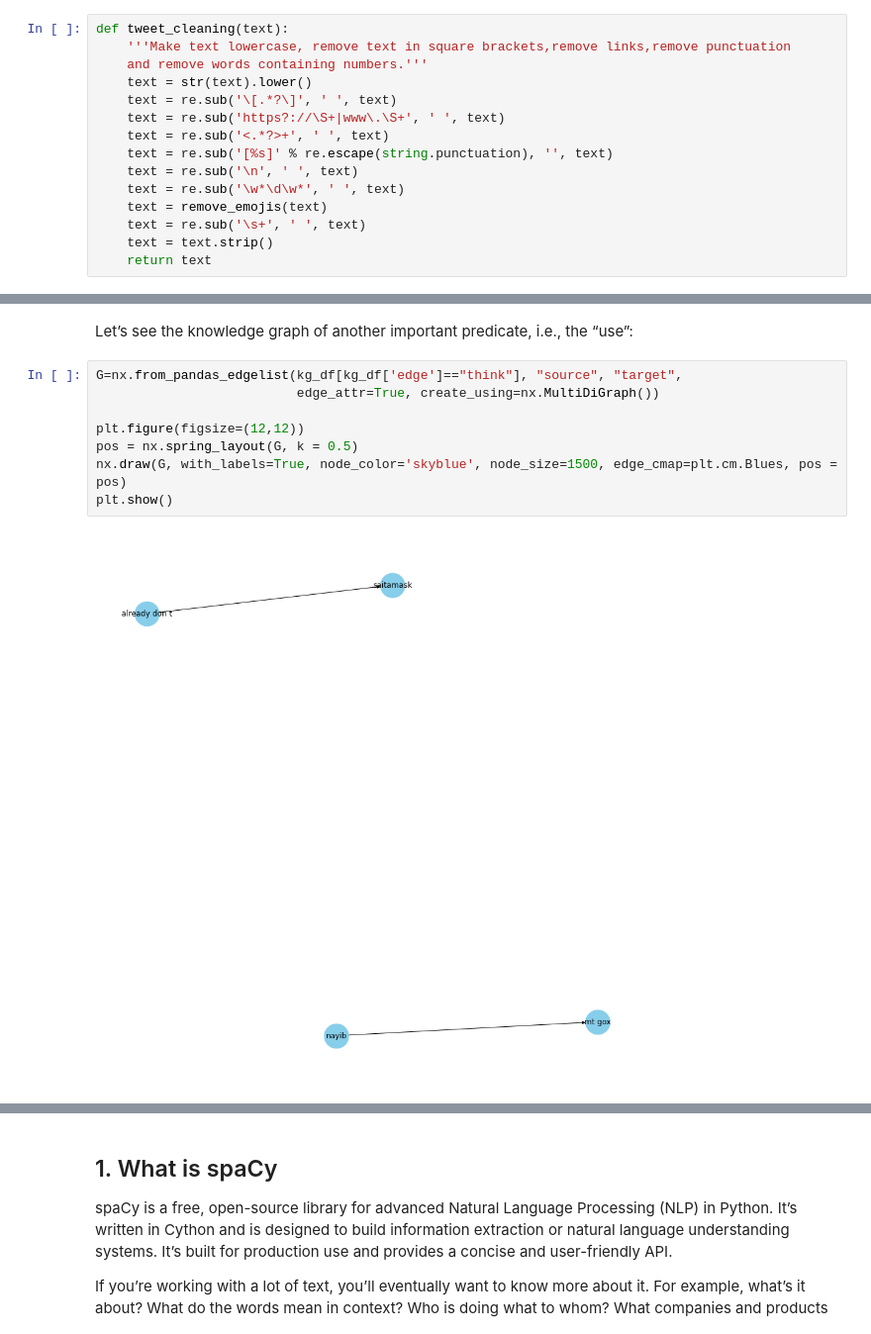
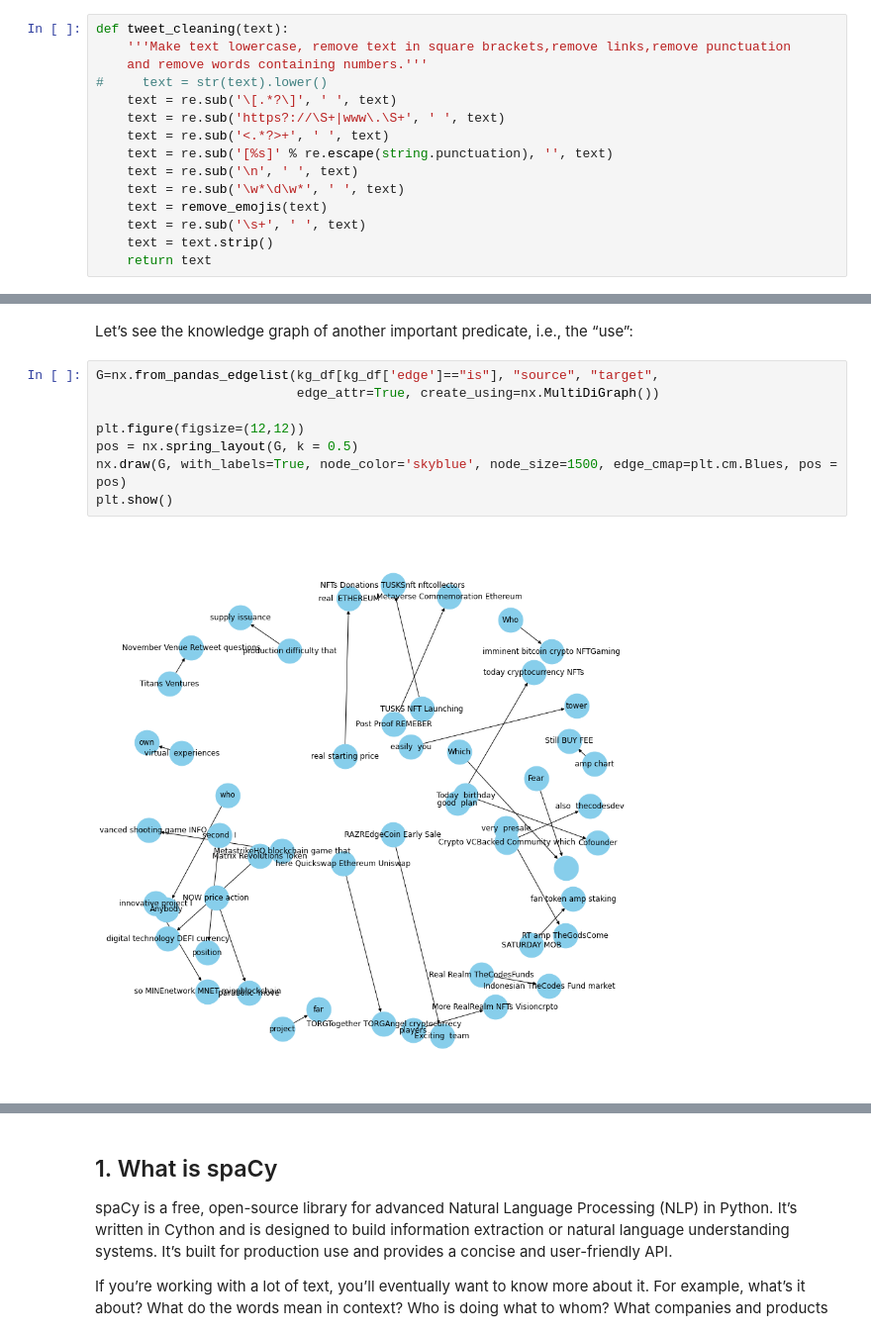
Before and after one commit to nicklin37/kg-via-dl, a Jupyter notebook: knowledge_graph/knowledge_graph.ipynb, the cells around one changed output, grey strips where cells are left out. Shown at 99% size. Drawn from its saved outputs; the diff is of its cells as text.

Commit message:
remove to lower case from datacleaning

```diff
--- a/knowledge_graph/knowledge_graph.ipynb
+++ b/knowledge_graph/knowledge_graph.ipynb
@@ -222,7 +228,7 @@ def remove_emojis(data):
 def tweet_cleaning(text):
     '''Make text lowercase, remove text in square brackets,remove links,remove punctuation
     and remove words containing numbers.'''
-    text = str(text).lower()
+#     text = str(text).lower()
     text = re.sub('\[.*?\]', ' ', text)
     text = re.sub('https?://\S+|www\.\S+', ' ', text)
     text = re.sub('<.*?>+', ' ', text)
@@ -497,15 +503,15 @@ plt.show()
 # %% [markdown]
 Let’s see the knowledge graph of another important predicate, i.e., the “use”:
 # %%
-G=nx.from_pandas_edgelist(kg_df[kg_df['edge']=="think"], "source", "target",
+G=nx.from_pandas_edgelist(kg_df[kg_df['edge']=="is"], "source", "target",
                           edge_attr=True, create_using=nx.MultiDiGraph())
 
 plt.figure(figsize=(12,12))
 pos = nx.spring_layout(G, k = 0.5)
 nx.draw(G, with_labels=True, node_color='skyblue', node_size=1500, edge_cmap=plt.cm.Blues, pos = pos)
 plt.show()
 # %% [output]
-[figure, old version]
+[figure, new version]
 # %% [markdown]
 ![](https://miro.medium.com/max/595/1*ax2uBqfp963n4PQVqmGplQ.png)<a id="TOC2"></a> <br>
 
```
Also changed, not shown: parts of 18 cells of this notebook.
